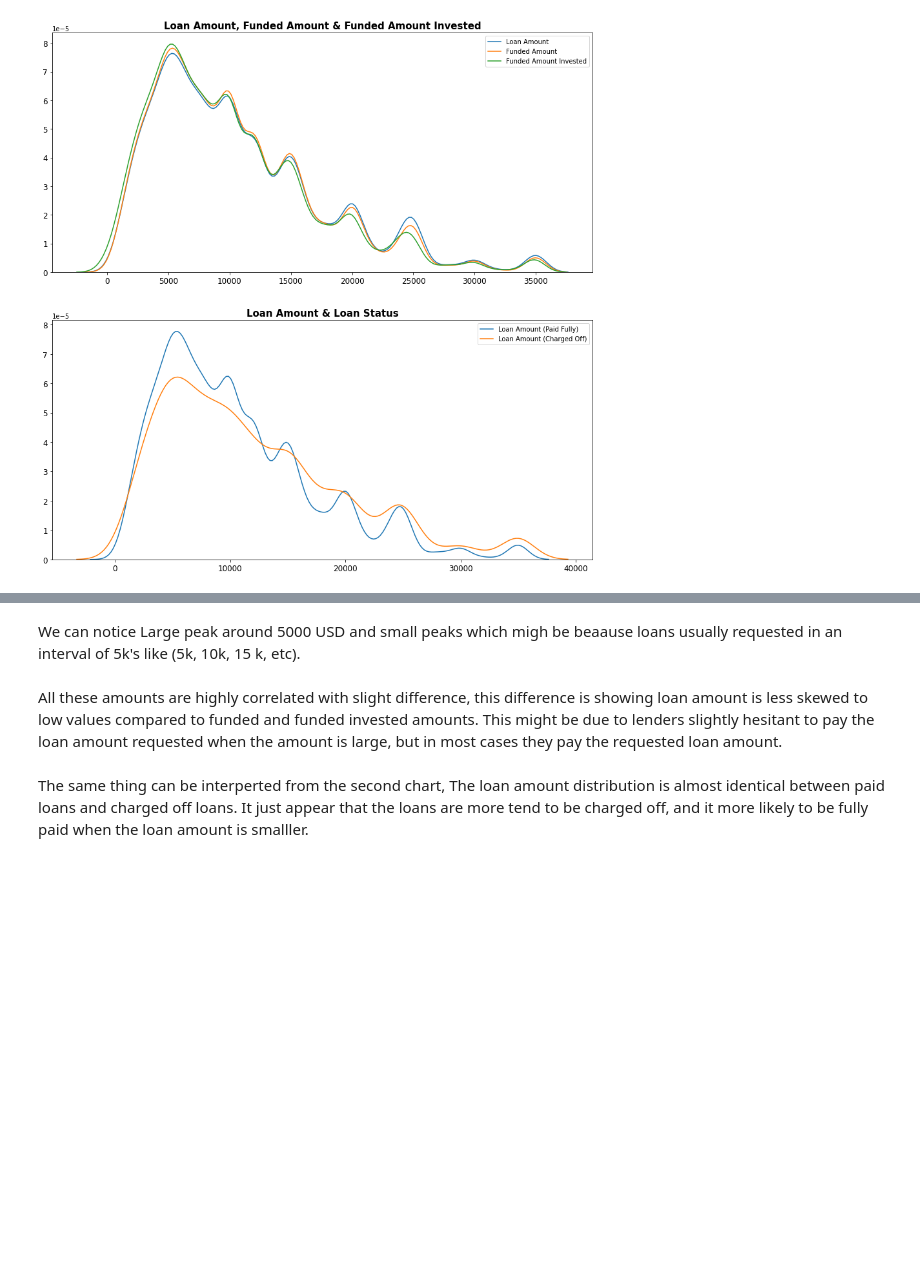
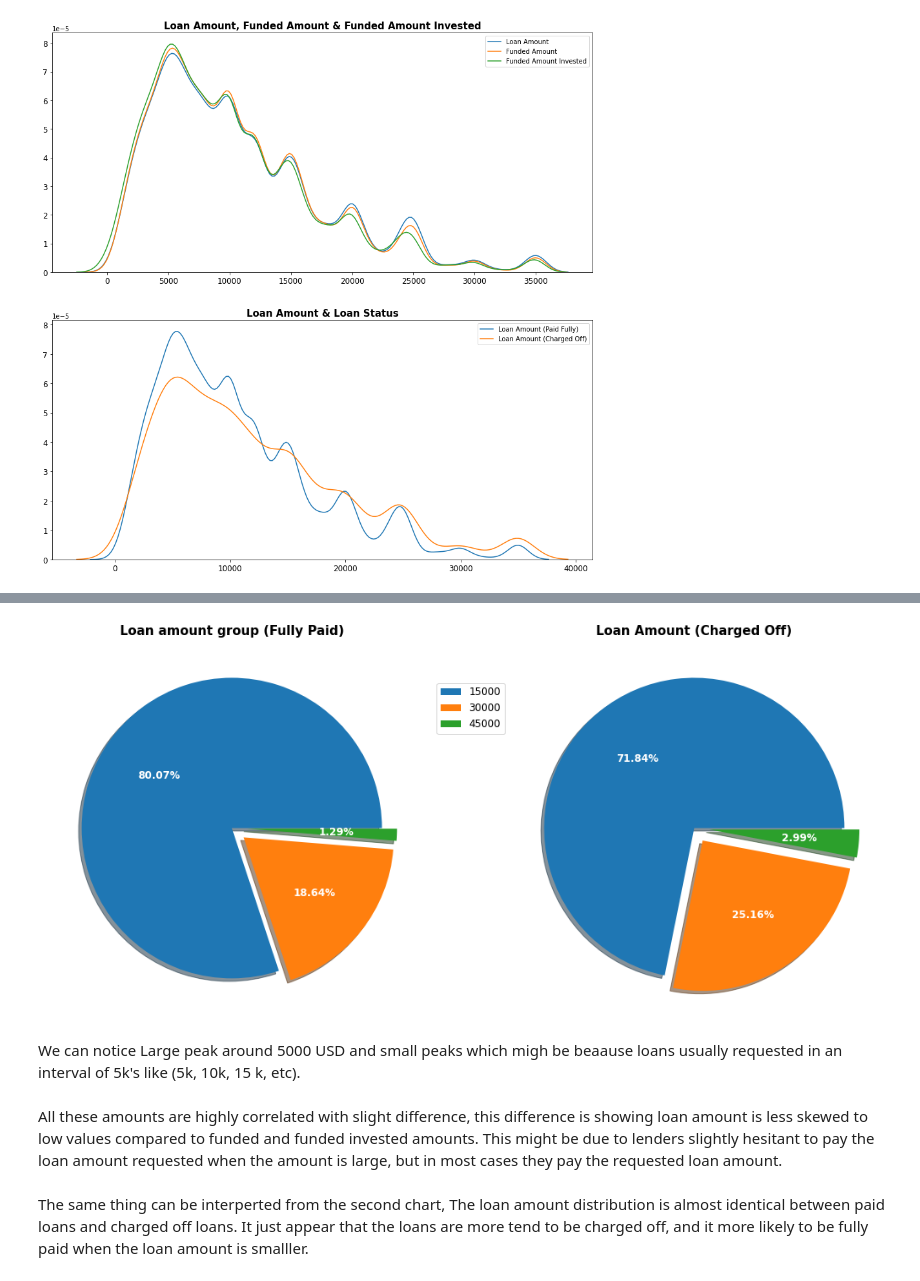
Before and after one commit to npalupunoori/LendingClubCaseStudy, a Jupyter notebook: Naren_Reddy_Palupunoori.ipynb, the cells around one changed output, grey strips where cells are left out. Saved outputs shown, nothing was run; the diff lists cells and outputs as text; code cells hidden in the pictures; blank space fills up the shorter version.

Commit message:
Grouping loan amt by 15K

```diff
--- a/Naren_Reddy_Palupunoori.ipynb
+++ b/Naren_Reddy_Palupunoori.ipynb
@@ -487,6 +487,3 @@ plt.savefig("Loan-amt-loan-status.png")
 plt.show()
 # %% [output]
 [figure]
-# %%
-loan_clean["loan_amt_grp"] = pd.cut(loan_clean["loan_amnt"], range(0, 40000, 5000),labels=["5000", "10000", "15000", "20000", "25000", "30000", "35000"])
-loan_clean
@@ -522,0 +490,4 @@ Name: loan_amt_grp, dtype: int64
+# %%
+loan_clean["loan_amt_grp"] = pd.cut(loan_clean["loan_amnt"], range(0, 50000, 15000),labels=["15000", "30000", "45000"])
+loan_paid["loan_amt_grp"] = pd.cut(loan_clean["loan_amnt"], range(0, 50000, 15000),labels=["15000", "30000", "45000"])
+loan_charged["loan_amt_grp"] = pd.cut(loan_clean["loan_amnt"], range(0, 50000, 15000),labels=["15000", "30000", "45000"])
@@ -523,3 +510,32 @@ Name: loan_amt_grp, dtype: int64
+# %%
+#plot pie chart and count plots for grades and subgrades of the loans
+plt.figure(figsize=(18,18))
+
+plt.subplot(2,2,1)
+size = loan_paid['loan_amt_grp'].value_counts()
+labels = loan_paid.loan_amt_grp.value_counts().index
+explode = [0, 0.1, 0.1]
+colors = {'15000': 'tab:blue','30000': 'tab:orange','45000': 'tab:green'}
+plt.pie(size, explode = explode, shadow = True,
+        colors=[colors[i] for i in loan_clean.loan_amt_grp.value_counts().index], autopct = '%.2f%%',
+       textprops={'color': 'w', 'fontsize' : 12, 'fontweight' : 'bold'})
+plt.title('Loan amount group (Fully Paid)', fontsize = 15, fontweight = 'bold')
+plt.axis('off')
+
+plt.subplot(2,2,2)
+size = loan_charged['loan_amt_grp'].value_counts().tolist()
+labels = loan_charged.loan_amt_grp.value_counts().index
+explode = [0, 0.1, 0.1]
+plt.pie(size, explode = explode, shadow = True,
+        colors=[colors[i] for i in loan_clean.loan_amt_grp.value_counts().index], autopct = '%.2f%%',
+       textprops={'color': 'w', 'fontsize' : 12, 'fontweight' : 'bold'})
+plt.title('Loan Amount (Charged Off)', fontsize = 15, fontweight = 'bold')
+plt.legend(labels, bbox_to_anchor=(-0.2,0.9), prop={'size': 12}, loc="upper left")
+plt.axis('off')
+
+plt.show()
+# %% [output]
+[figure, added]
 # %% [markdown]
 We can notice Large peak around 5000 USD and small peaks which migh be beaause loans usually requested in an interval of 5k's like (5k, 10k, 15 k, etc).
 <br>
```
Also changed, not shown: parts of 11 cells of this notebook.
